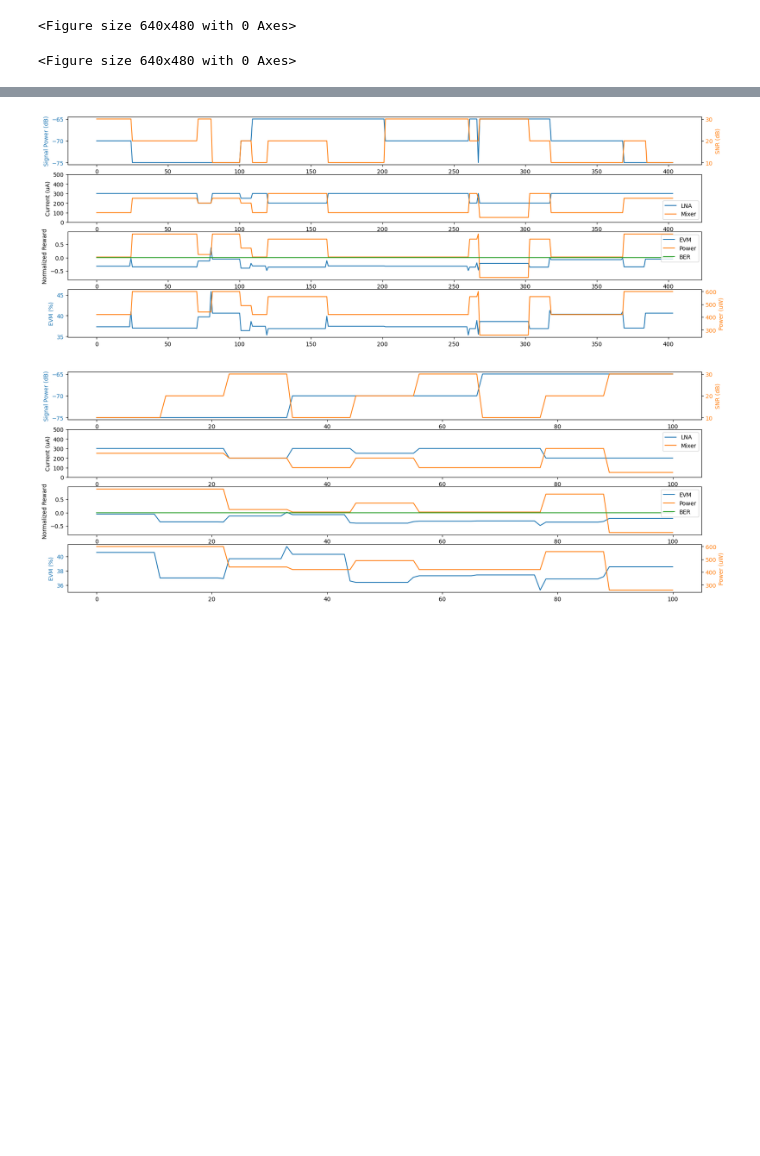
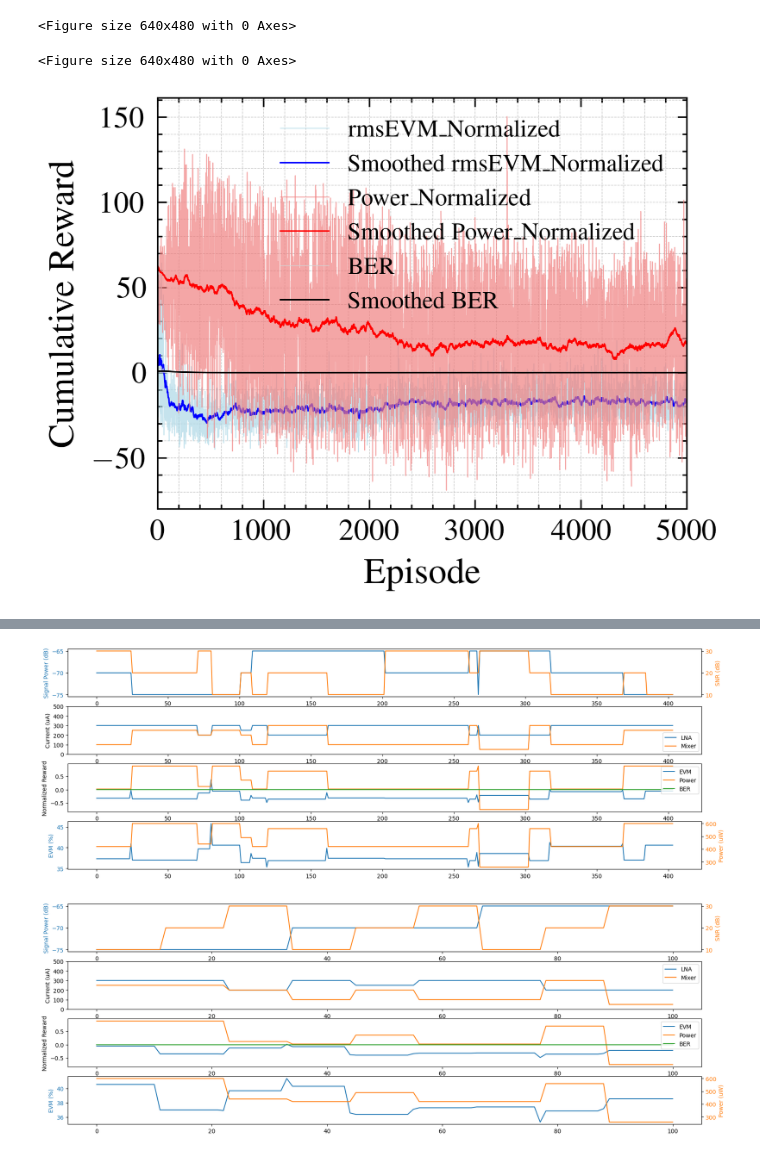
Before and after one commit to AbdiMohammad/RadioRTML_DQN, a Jupyter notebook: dqn.ipynb, the cells around one changed output, grey strips where cells are left out. Saved outputs shown, nothing was run; the diff lists cells and outputs as text; code cells hidden in the pictures; blank space fills up the shorter version.

Commit message:
chore: add smoothed reward during training plot

```diff
--- a/dqn.ipynb
+++ b/dqn.ipynb
@@ -19,7 +19,7 @@ import torch.nn.functional as F
 
 from dataset import rf_env
 
-dataset_dir = "../dataset/DataCollection0/"
+dataset_dir = "/media/mohammad/Data/datasets/radiortml/DataCollection0/"
 save_dir = "experiments/experiment_1"
 
 env = rf_env(dataset_dir)
@@ -322,6 +322,53 @@ plt.show()
 [figure]
 <Figure size 640x480 with 0 Axes>
 <Figure size 640x480 with 0 Axes>
+# %%
+def smooth_data(data, smoothing_factor=0.9):
+    """Applies exponential smoothing to the data."""
+    smoothed_data = [data[0]]  # start with the first value
+    for i in range(1, len(data)):
+        smoothed_value = smoothing_factor * smoothed_data[-1] + (1 - smoothing_factor) * data[i]
+        smoothed_data.append(smoothed_value)
+    return smoothed_data
+
+import scienceplots
+import numpy as np
+plt.style.use(['science','ieee'])
+
+# Smooth the data
+rmsEVM_Normalized_smooth = smooth_data(cumulative_rewards['rmsEVM_Normalized'], 0.95)
+Power_Normalized_smooth = smooth_data(cumulative_rewards['Power_Normalized'], 0.99)
+BER_smooth = smooth_data(cumulative_rewards['BER'], 0.99)
+
+# Set up the figure
+plt.figure()
+
+plt.plot(cumulative_rewards['rmsEVM_Normalized'], label="rmsEVM_Normalized", linestyle="-", color="lightblue", linewidth=0.3, alpha=0.7)
+plt.plot(rmsEVM_Normalized_smooth, label="Smoothed rmsEVM_Normalized", linestyle="-", color="blue", linewidth=0.5)
+
+plt.plot(cumulative_rewards['Power_Normalized'], label="Power_Normalized", linestyle="-", color="lightcoral", linewidth=0.3, alpha=0.7)
+plt.plot(Power_Normalized_smooth, label="Smoothed Power_Normalized", linestyle="-", color="red", linewidth=0.5)
+
+plt.plot(cumulative_rewards['BER'], label="BER", linestyle="-", color="lightgray", linewidth=0.3, alpha=0.7)
+plt.plot(BER_smooth, label="Smoothed BER", linestyle="-", color="black", linewidth=0.5)
+
+# Labels, title, and legend
+plt.xlabel("Episode", fontsize=12)
+plt.ylabel("Cumulative Reward", fontsize=12)
+plt.legend(loc="best")
+
+# Grid and aesthetic adjustments
+plt.grid(visible=True, which='both', linestyle='--', linewidth=0.2, alpha=0.7)
+plt.minorticks_on()  # Show minor ticks
+plt.tick_params(axis='both', which='major', labelsize=10)
+
+plt.xlim([0, 5000])
+
+# Save and show
+plt.tight_layout()
+plt.show()
+# %% [output]
+[figure, added]
 # %%
 # %%
 torch.save(cumulative_rewards, os.path.join(save_dir, "train_cumulative_rewards.pt"))
```
Also changed, not shown: parts of 1 cell of this notebook.
